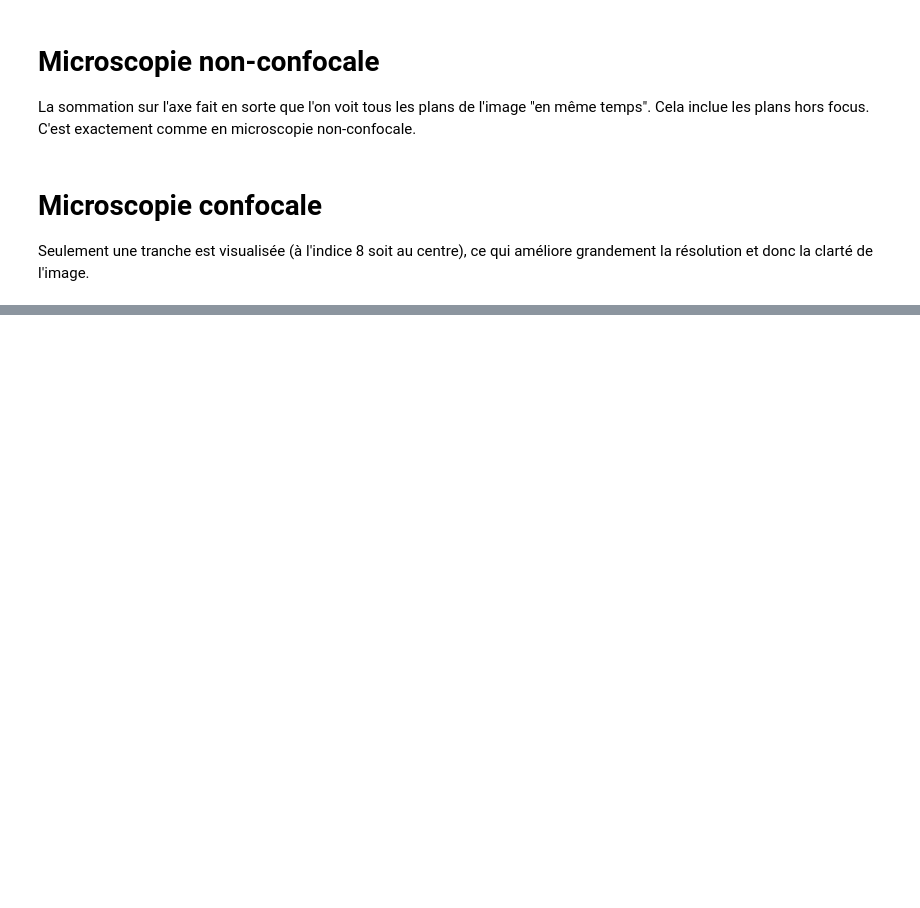
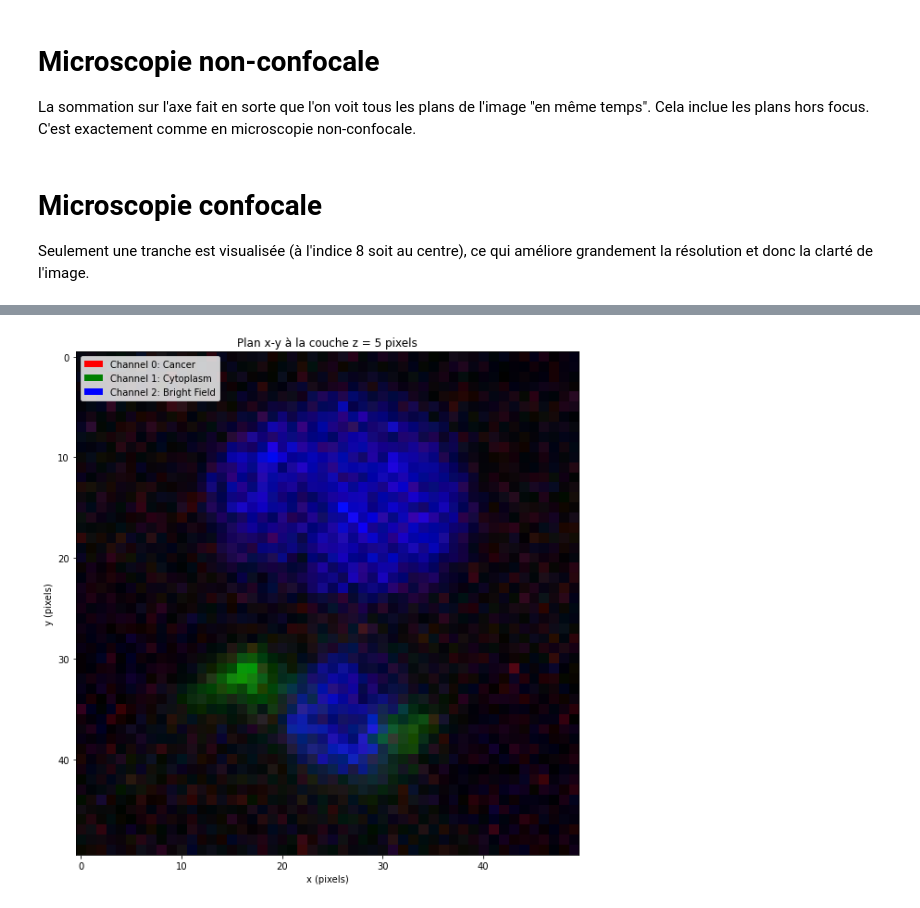
Before and after one commit to emilegp/microscopie_confocale, a Jupyter notebook: prostate/data_analysis.ipynb, the cells around one changed output, grey strips where cells are left out. Saved outputs shown, nothing was run; the diff lists cells and outputs as text; code cells hidden in the pictures; blank space fills up the shorter version.

```diff
--- a/prostate/data_analysis.ipynb
+++ b/prostate/data_analysis.ipynb
@@ -107,13 +116,18 @@ plt.ylabel('y')
 # %%
 zlayer = 5
-imr = 2*im4d[0, zlayer, 175:205, 310:340]
-img = im4d[1, zlayer, 175:205, 310:340]
-imb = im4d[2, zlayer, 175:205, 310:340]
-im = np.stack([imr,img,imb], axis=2)
+imr = 2 * im4d[0, zlayer, 175:225, 300:350]
+img = im4d[1, zlayer, 175:225, 300:350]
+imb = im4d[2, zlayer, 175:225, 300:350]
+im = np.stack([imr, img, imb], axis=2)
 
-
-plt.figure(figsize=[10,10])
-plt.imshow(im/im.max())
-plt.xlabel('x')
-plt.ylabel('y')
+plt.figure(figsize=[10, 10])
+plt.imshow(im / im.max())
+plt.legend(handles=legend_elements, loc='upper left', bbox_to_anchor=(0, 1))
+plt.xlabel('x (pixels)')
+plt.ylabel('y (pixels)')
+plt.title(f'Plan x-y à la couche z = {zlayer} pixels')
+plt.savefig('xy_plane_at_zslice.png')
+plt.show()
+# %% [output]
+[figure, added]
 # %%
```
Also changed, not shown: parts of 6 cells of this notebook, 10 other files.
